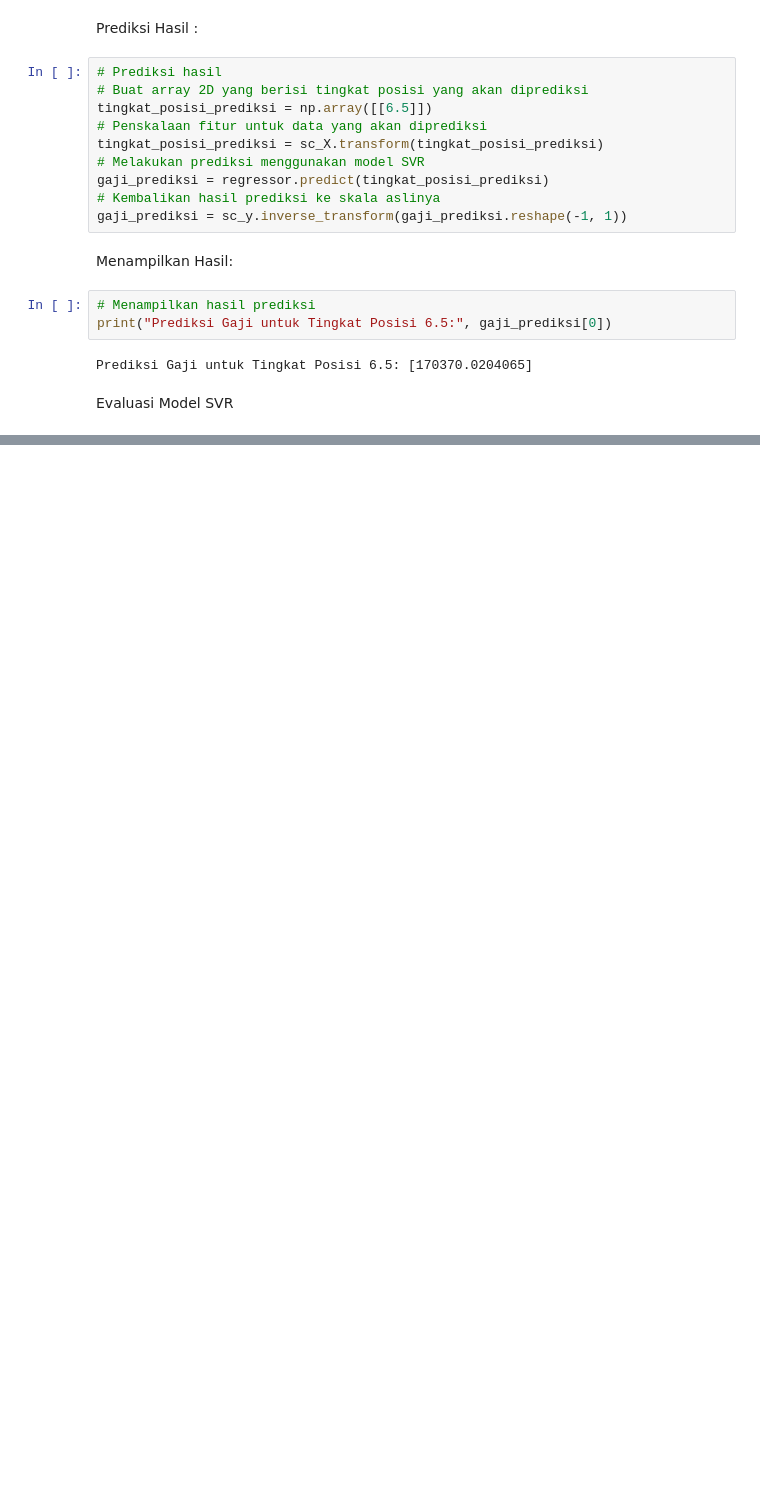
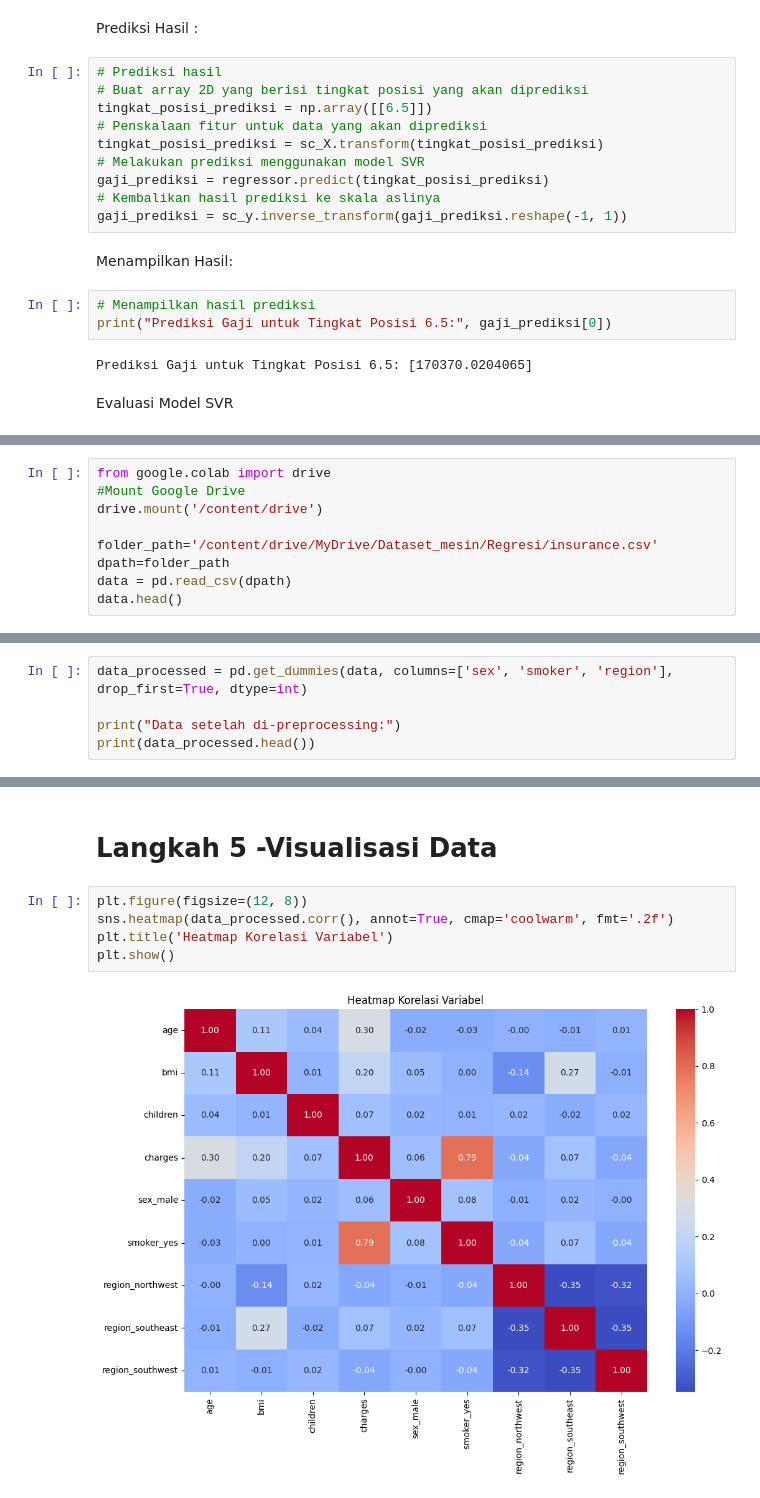
Before and after one commit to trisskmasarahh/Machine-Learning_Ganjil_2025, a Jupyter notebook: REGRESI.ipynb, the cells around one changed output, grey strips where cells are left out. Cells and saved outputs as stored; diff of their text form; blank space fills up the shorter version.

Commit message:
Regresi

```diff
--- a/REGRESI.ipynb
+++ b/REGRESI.ipynb
@@ -464,0 +478,9 @@ R-squared: 0.7516001070620798
+# %%
+from google.colab import drive
+#Mount Google Drive
+drive.mount('/content/drive')
+
+folder_path='/content/drive/MyDrive/Dataset_mesin/Regresi/insurance.csv'
+dpath=folder_path
+data = pd.read_csv(dpath)
+data.head()
@@ -464,0 +523,5 @@ R-squared: 0.7516001070620798
+# %%
+data_processed = pd.get_dummies(data, columns=['sex', 'smoker', 'region'], drop_first=True, dtype=int)
+
+print("Data setelah di-preprocessing:")
+print(data_processed.head())
@@ -464,0 +543,9 @@ R-squared: 0.7516001070620798
+# %% [markdown]
+# Langkah 5 -Visualisasi Data
+# %%
+plt.figure(figsize=(12, 8))
+sns.heatmap(data_processed.corr(), annot=True, cmap='coolwarm', fmt='.2f')
+plt.title('Heatmap Korelasi Variabel')
+plt.show()
+# %% [output]
+[figure, added]
```
Also changed, not shown: parts of 21 cells of this notebook.
